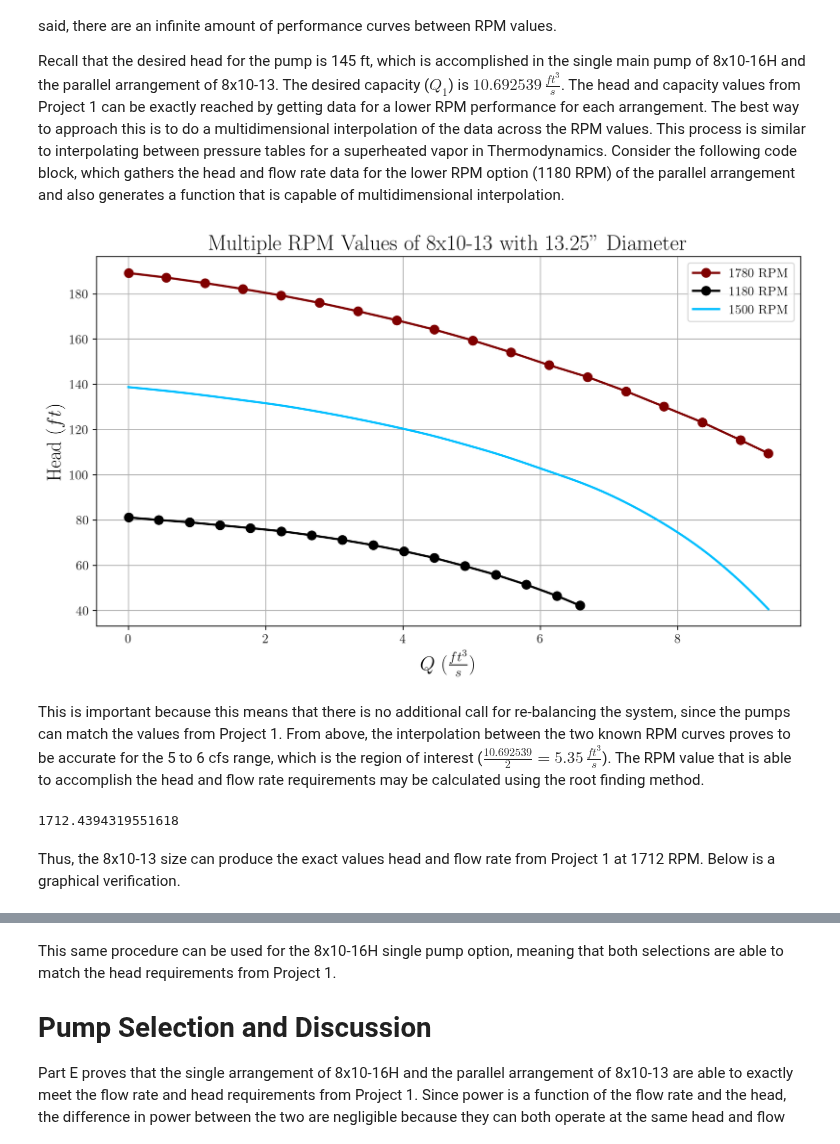
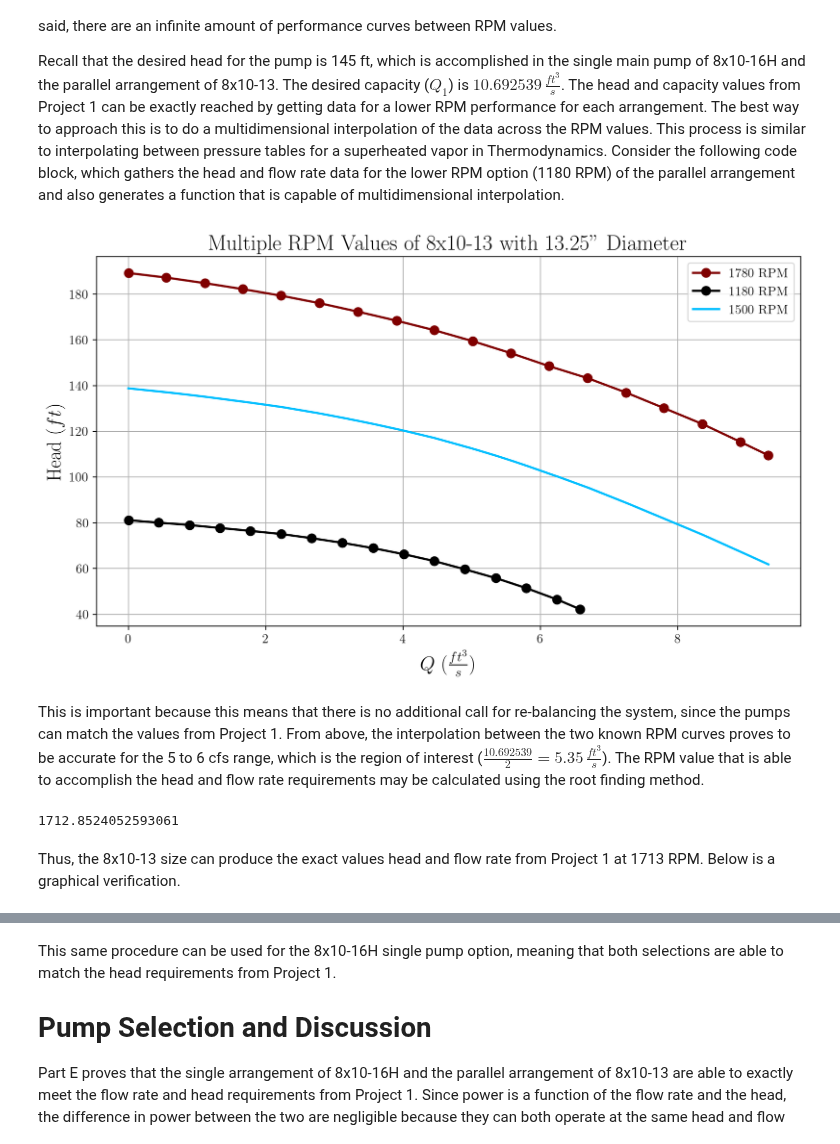
Before and after one commit to gabemorris12/msu_esd, a Jupyter notebook: Project 3/Project 3.ipynb, the cells around one changed output, grey strips where cells are left out. Drawn from its saved outputs; the diff is of its cells as text; code cells hidden in the pictures.

Commit message:
changed to linear interpolation at the end

```diff
--- a/Project 3/Project 3.ipynb
+++ b/Project 3/Project 3.ipynb
@@ -471,28 +471,29 @@ Recall that the desired head for the pump is 145 ft, which is accomplished in th
 # %%
 flow_1180 = np.array([1.8132366273798084, 197.6427923844061, 399.9999999999999, 598.005439709882, 798.1867633726201, 1000.5439709882139, 1198.5494106980962, 1398.7307343608338, 1601.0879419764283, 1801.269265639166, 1999.274705349048, 2199.4560290117865, 2401.8132366273803, 2599.8186763372623, 2802.1758839528557, 2952.311876699909
 ])/(7.48052*60)  # ft^3/s
 
 head_1180 = np.array([81.06382978723403, 79.99999999999999, 78.93617021276594, 77.6595744680851, 76.38297872340424, 74.99999999999997, 73.1914893617021, 71.17021276595743, 68.82978723404253, 66.1702127659574, 63.1914893617021, 59.574468085106375, 55.744680851063805, 51.38297872340421, 46.382978723404236, 42.12765957446803
 ])  # ft
 
-Ws_1180 = interp1d(flow_1180, head_1180, kind='cubic', fill_value='extrapolate')
+Ws_1180 = interp1d(flow_1180, head_1180, kind='linear', fill_value='extrapolate')
+Ws_1780 = interp1d(flow_1780, head_1780, kind='linear', fill_value='extrapolate')
 
 def Ws_RPM(Q, RPM):
     """
     Returns the head between the two performance curves of the 8x10-13
     """
     return (Ws_1780(Q) - Ws_1180(Q))/(1780 - 1180)*(RPM - 1180) + Ws_1180(Q)
 
 plt.plot(flow_1780, head_1780, marker='o', label='1780 RPM')
 plt.plot(flow_1180, head_1180, marker='o', label='1180 RPM')
 plt.plot(Q_values, Ws_RPM(Q_values, 1500), label='1500 RPM')
 plt.xlabel(r'$Q$ ($\frac{ft^3}{s}$)')
 plt.ylabel(r'Head ($ft$)')
 plt.title('Multiple RPM Values of 8x10-13 with 13.25" Diameter')
 plt.legend()
 plt.show()
 # %% [output]
-[figure, old version]
+[figure, new version]
 # %% [markdown]
 This is important because this means that there is no additional call for re-balancing the system, since the pumps can match the values from Project 1. From above, the interpolation between the two known RPM curves proves to be accurate for the 5 to 6 cfs range, which is the region of interest ($\frac{10.692539}{2}=5.35\,\frac{ft^3}{s}$). The RPM value that is able to accomplish the head and flow rate requirements may be calculated using the root finding method.
 # %%
@@ -501,9 +502,9 @@ This is important because this means that there is no additional call for re-bal
 RPM_ = fsolve(lambda RPM__: Ws_RPM(balanced_solution[0]/2, RPM__) - 145, np.array([1500, ]))[0]
 RPM_
 # %% [output]
-1712.4394319551618
+1712.8524052593061
 # %% [markdown]
-Thus, the 8x10-13 size can produce the exact values head and flow rate from Project 1 at 1712 RPM. Below is a graphical verification.
+Thus, the 8x10-13 size can produce the exact values head and flow rate from Project 1 at 1713 RPM. Below is a graphical verification.
 # %%
 plt.plot(flow_1780, head_1780, marker='o', label='1780 RPM')
 plt.plot(flow_1180, head_1180, marker='o', label='1180 RPM')
```
Also changed, not shown: parts of 3 cells of this notebook, 1 other file.
